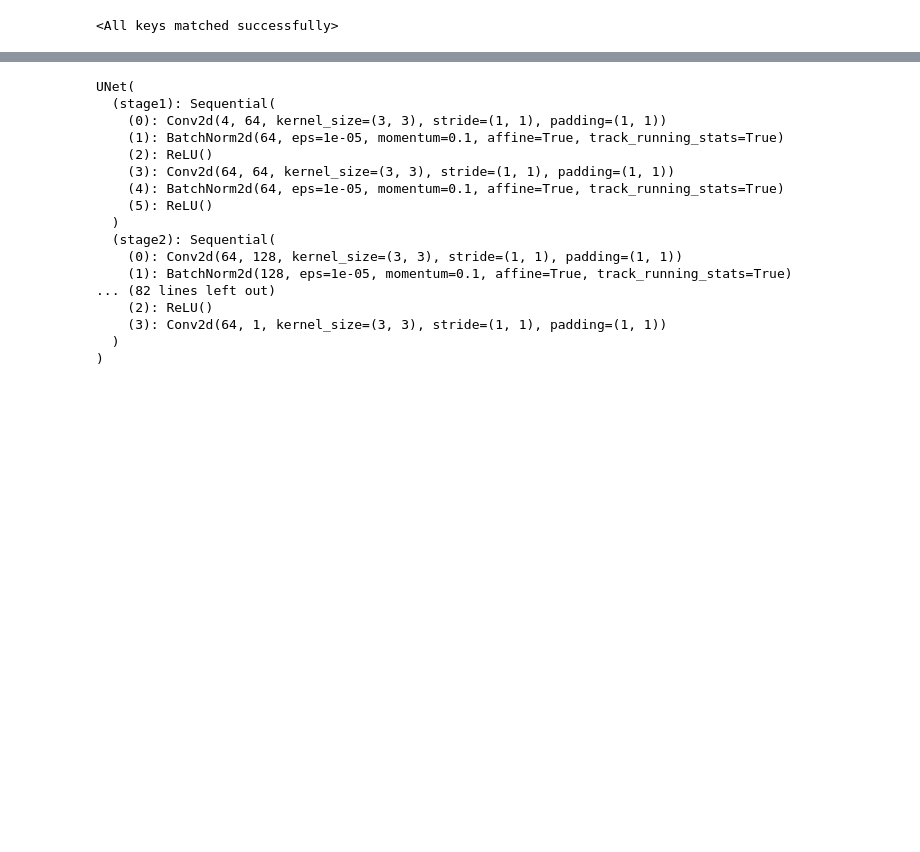
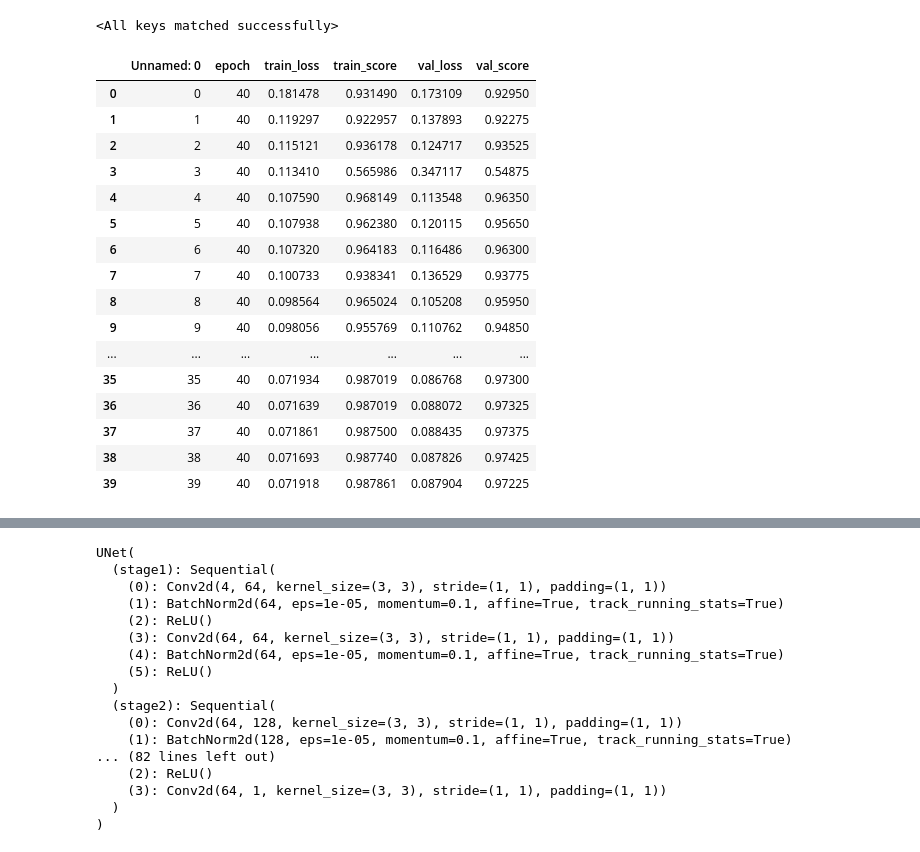
Before and after one commit to hukitoc94/Stavropol_farmlands_CNN, a Jupyter notebook: sentinel-segmentation_UNET.ipynb, the cells around one changed output, grey strips where cells are left out. Saved outputs shown, nothing was run; the diff lists cells and outputs as text; code cells hidden in the pictures; blank space fills up the shorter version.

```diff
--- a/sentinel-segmentation_UNET.ipynb
+++ b/sentinel-segmentation_UNET.ipynb
@@ -388,0 +395,20 @@ model.load_state_dict(torch.load("/kaggle/input/model-state/model_state_38.pt"))
+# %%
+df
+# %% [output]
+|  | Unnamed: 0 | epoch | train_loss | train_score | val_loss | val_score |
+| 0 | 0 | 40 | 0.181478 | 0.931490 | 0.173109 | 0.92950 |
+| 1 | 1 | 40 | 0.119297 | 0.922957 | 0.137893 | 0.92275 |
+| 2 | 2 | 40 | 0.115121 | 0.936178 | 0.124717 | 0.93525 |
+| 3 | 3 | 40 | 0.113410 | 0.565986 | 0.347117 | 0.54875 |
+| 4 | 4 | 40 | 0.107590 | 0.968149 | 0.113548 | 0.96350 |
+| 5 | 5 | 40 | 0.107938 | 0.962380 | 0.120115 | 0.95650 |
+| 6 | 6 | 40 | 0.107320 | 0.964183 | 0.116486 | 0.96300 |
+| 7 | 7 | 40 | 0.100733 | 0.938341 | 0.136529 | 0.93775 |
+| 8 | 8 | 40 | 0.098564 | 0.965024 | 0.105208 | 0.95950 |
+| 9 | 9 | 40 | 0.098056 | 0.955769 | 0.110762 | 0.94850 |
+| ... | ... | ... | ... | ... | ... | ... |
+| 35 | 35 | 40 | 0.071934 | 0.987019 | 0.086768 | 0.97300 |
+| 36 | 36 | 40 | 0.071639 | 0.987019 | 0.088072 | 0.97325 |
+| 37 | 37 | 40 | 0.071861 | 0.987500 | 0.088435 | 0.97375 |
+| 38 | 38 | 40 | 0.071693 | 0.987740 | 0.087826 | 0.97425 |
+| 39 | 39 | 40 | 0.071918 | 0.987861 | 0.087904 | 0.97225 |
```
Also changed, not shown: parts of 4 cells of this notebook, 16 other files.
